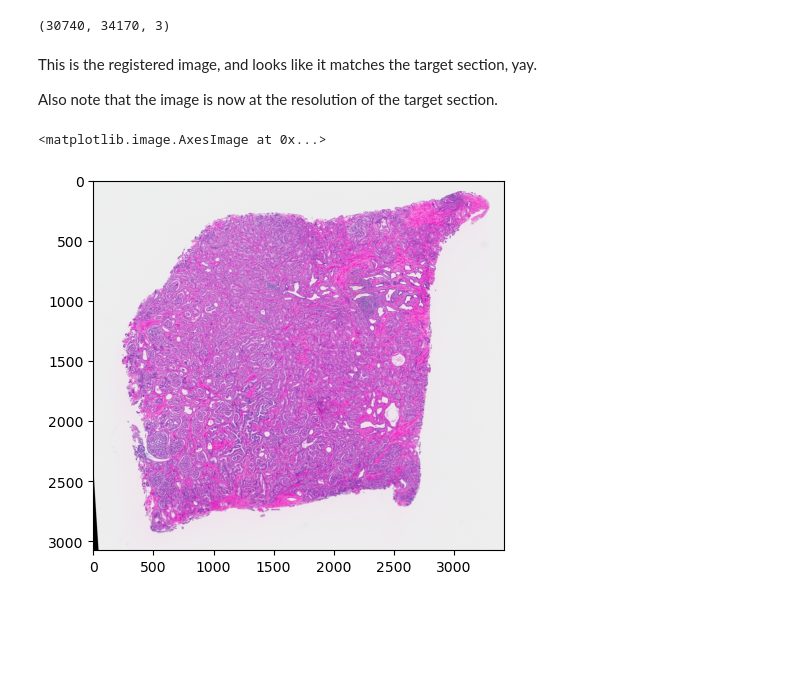
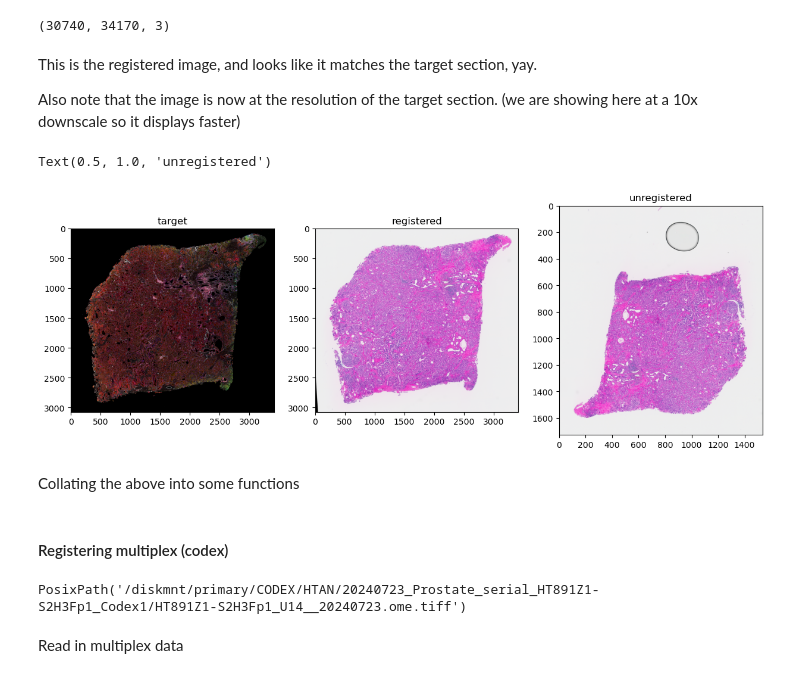
Before and after one commit to ding-lab/ding-lab-spatial, a Jupyter notebook: 3d_analysis/serial_section_registration.ipynb, the cells around one changed output. Cells and saved outputs as stored; diff of their text form; code cells hidden in the pictures; blank space fills up the shorter version.

```diff
--- a/3d_analysis/serial_section_registration.ipynb
+++ b/3d_analysis/serial_section_registration.ipynb
@@ -704,0 +714,22 @@ def warp_pts_fast(pts, ddf, bin_res=1.):
+# %%
+morphology_path = get_xenium_morphology_path(filepath)
+tf = tifffile.TiffFile(morphology_path)
+model = from_xml(tf.ome_metadata)
+pixels = model.images[0].pixels
+
+x = tf.asarray() # (c, h, w) or (h, w)
+
+# add a channel dimension if we don't already have it
+if len(x.shape) == 2:
+    x = x[None, ...]
+
+# downsample
+x = x[..., ::10, ::10]
+
+# convert to uint8 to save space if we haven't already
+if x.dtype != np.uint8:
+    x = to_uint8(x)
+
+target_rgb = to_pseudocolor(x, xenium_view_settings)
+
+plt.imshow(target_rgb)
@@ -749,9 +784,18 @@ registered_x.shape
 # %% [markdown]
 This is the registered image, and looks like it matches the target section, yay.
 
-Also note that the image is now at the resolution of the target section.
+Also note that the image is now at the resolution of the target section. (we are showing here at a 10x downscale so it displays faster)
 # %%
-plt.imshow(registered_x[::10, ::10])
+fig, axs = plt.subplots(ncols=3, figsize=(15, 5))
+
+axs[0].imshow(target_rgb)
+axs[0].set_title('target')
+axs[1].imshow(registered_x[::10, ::10])
+axs[1].set_title('registered')
+axs[2].imshow(unregistered_x[::10, ::10])
+axs[2].set_title('unregistered')
 # %% [output]
-<matplotlib.image.AxesImage at 0x...>
+Text(0.5, 1.0, 'unregistered')
-[figure, old version]
+[figure, new version]
+# %% [markdown]
+Collating the above into some functions
@@ -757,0 +831,17 @@ plt.imshow(registered_x[::10, ::10])
+# %% [markdown]
+#### Registering multiplex (codex)
+# %%
+# the Codex section
+section_id = 'HT891Z1-U14'
+
+mask = data_map['section_id'] == section_id
+
+row = data_map[mask].iloc[0]
+
+position, filepath = row['position'], Path(row['filepath'])
+
+filepath
+# %% [output]
+PosixPath('/diskmnt/primary/CODEX/HTAN/20240723_Prostate_serial_HT891Z1-S2H3Fp1_Codex1/HT891Z1-S2H3Fp1_U14__20240723.ome.tiff')
+# %% [markdown]
+Read in multiplex data
```
Also changed, not shown: parts of 38 cells of this notebook.
